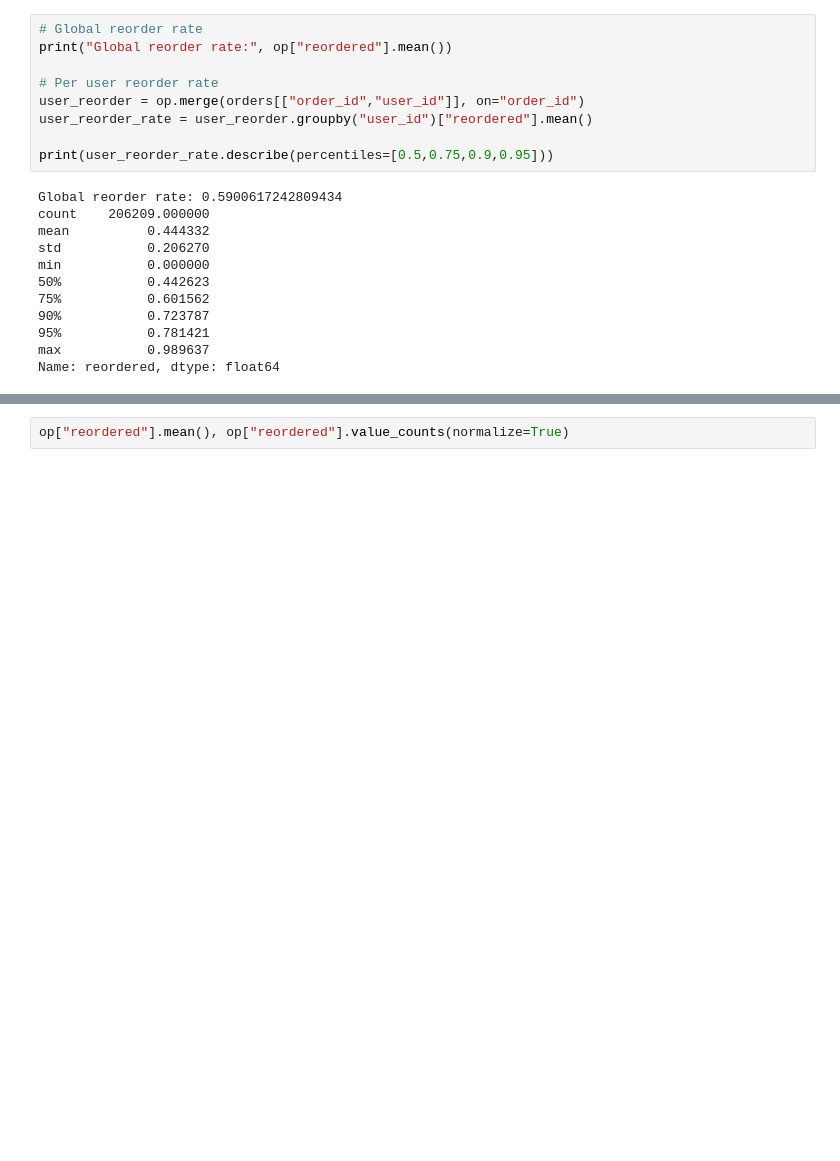
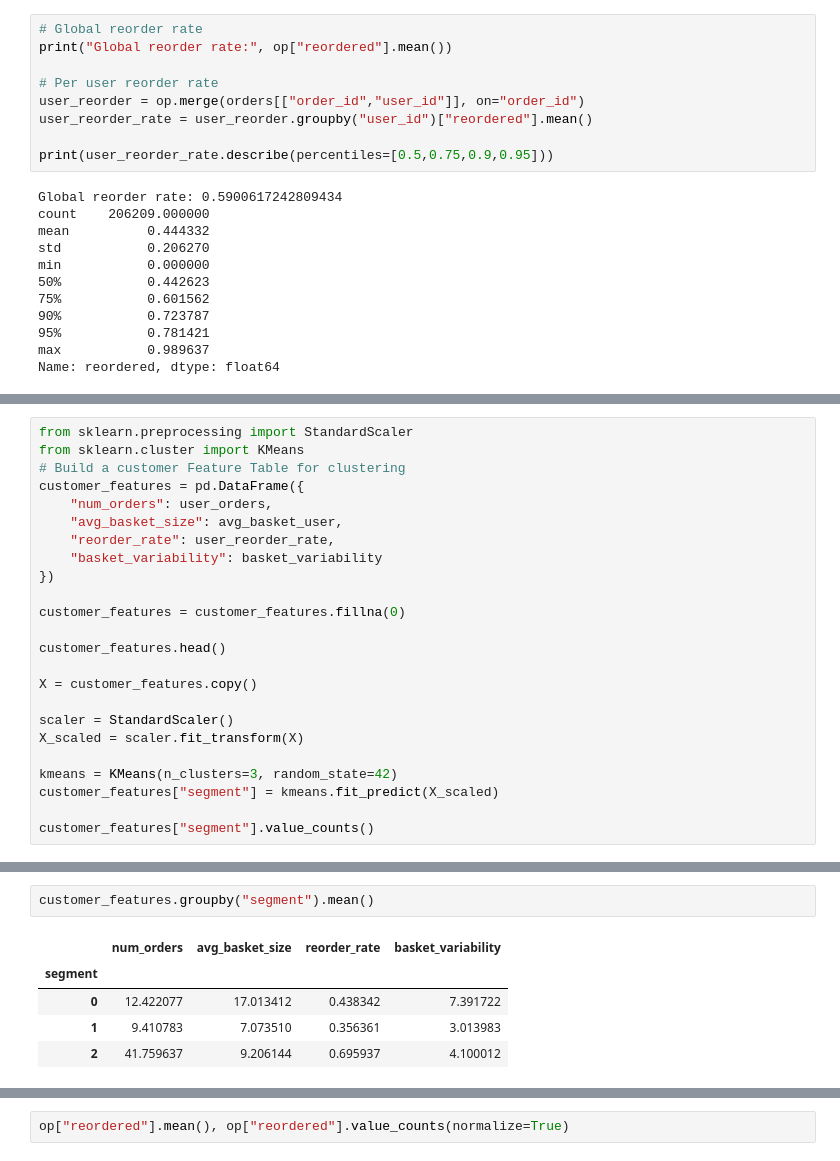
Before and after one commit to pradeepjoel/instacart-retail-project, a Jupyter notebook: notebooks/04_exploratory_data_analysis.ipynb, the cells around one changed output, grey strips where cells are left out. Drawn from its saved outputs; the diff is of its cells as text; blank space fills up the shorter version.

```diff
--- a/notebooks/04_exploratory_data_analysis.ipynb
+++ b/notebooks/04_exploratory_data_analysis.ipynb
@@ -483,0 +488,24 @@ Name: reordered, dtype: float64
+# %%
+from sklearn.preprocessing import StandardScaler
+from sklearn.cluster import KMeans
+# Build a customer Feature Table for clustering
+customer_features = pd.DataFrame({
+    "num_orders": user_orders,
+    "avg_basket_size": avg_basket_user,
+    "reorder_rate": user_reorder_rate,
+    "basket_variability": basket_variability
+})
+
+customer_features = customer_features.fillna(0)
+
+customer_features.head()
+
+X = customer_features.copy()
+
+scaler = StandardScaler()
+X_scaled = scaler.fit_transform(X)
+
+kmeans = KMeans(n_clusters=3, random_state=42)
+customer_features["segment"] = kmeans.fit_predict(X_scaled)
+
+customer_features["segment"].value_counts()
@@ -483,0 +523,8 @@ Name: reordered, dtype: float64
+# %%
+customer_features.groupby("segment").mean()
+# %% [output]
+|  | num_orders | avg_basket_size | reorder_rate | basket_variability |
+| segment |  |  |  |  |
+| 0 | 12.422077 | 17.013412 | 0.438342 | 7.391722 |
+| 1 | 9.410783 | 7.073510 | 0.356361 | 3.013983 |
+| 2 | 41.759637 | 9.206144 | 0.695937 | 4.100012 |
```
Also changed, not shown: parts of 7 cells of this notebook.
